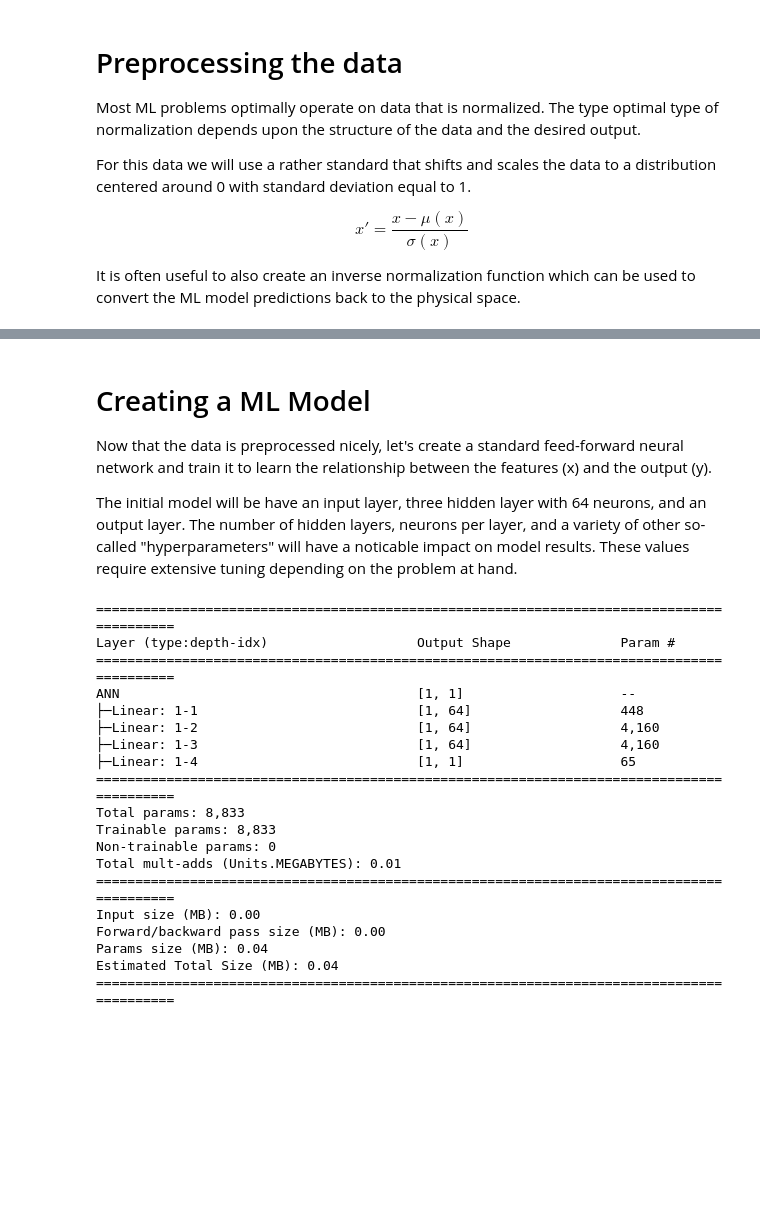
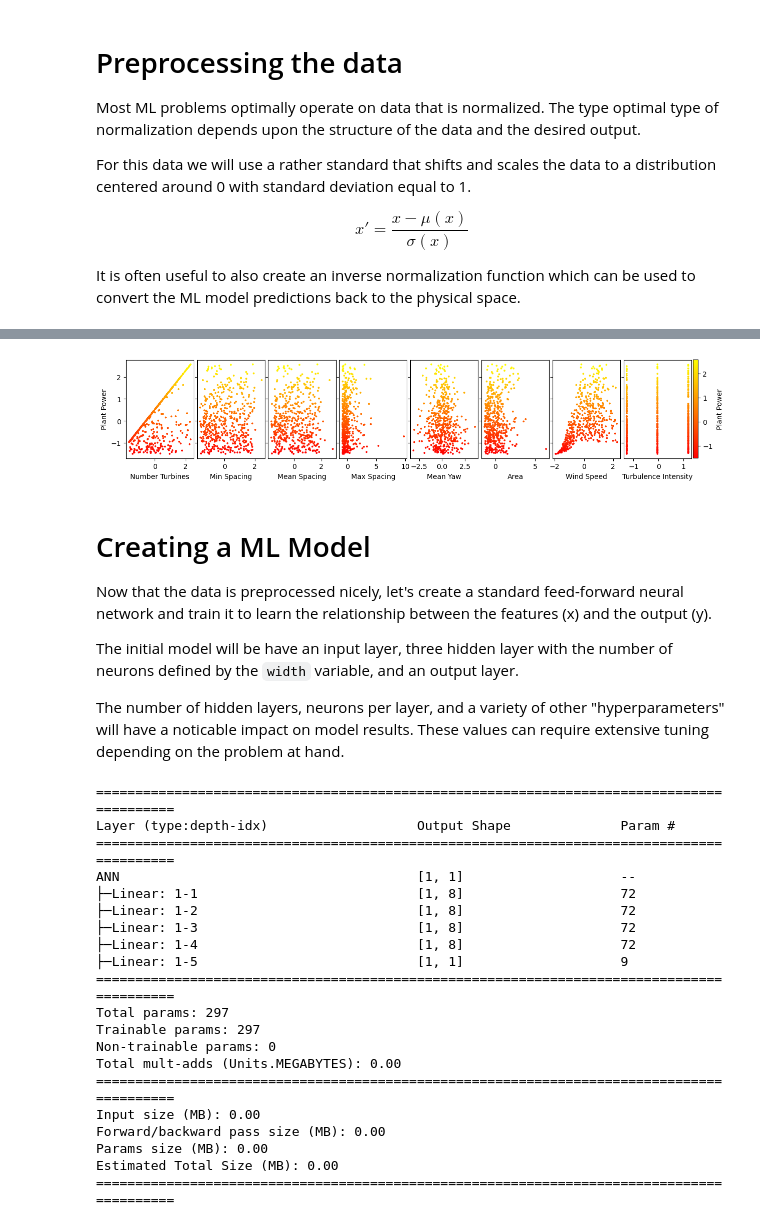
Before and after one commit to NREL/AI, a Jupyter notebook: supervised/regression/artificial_neural_network_scientific_data.ipynb, the cells around one changed output, grey strips where cells are left out. Cells and saved outputs as stored; diff of their text form; code cells hidden in the pictures; blank space fills up the shorter version.

```diff
--- a/supervised/regression/artificial_neural_network_scientific_data.ipynb
+++ b/supervised/regression/artificial_neural_network_scientific_data.ipynb
@@ -74,0 +83,15 @@ y.shape:(14951, 1)
+# %%
+fig, ax = plt.subplots(1, 8, figsize=(12, 2.), sharey='row')
+sm = plt.cm.ScalarMappable(cmap='autumn', norm=mpl.colors.Normalize(vmin=y_norm.min(), vmax=y_norm.max()))
+for i, input in enumerate(input_names):
+    ax[i].scatter(x_norm[:, i], y_norm, s=3, color=sm.to_rgba(y_norm))
+    ax[i].set_xlabel(input)
+ax[0].set_ylabel(output_names[0])
+cax = plt.axes([0.78, 0.013, 0.25, 0.98])
+cax.axis('off')
+cbar = fig.colorbar(sm, ax=cax,)
+# cbar.ax.tick_params(labelsize=11)
+cbar.ax.set_ylabel(output_names[0], rotation=90, labelpad=5)
+fig.subplots_adjust(left=0.05, right=0.99, wspace=0.05, bottom=0.01, top=0.99)
+# %% [output]
+[figure, added]
@@ -76,7 +113,9 @@ y.shape:(14951, 1)
 # Creating a ML Model
 Now that the data is preprocessed nicely, let's create a standard feed-forward neural network and train it to learn the relationship between the features (x) and the output (y).
 
-The initial model will be have an input layer, three hidden layer with 64 neurons, and an output layer. The number of hidden layers, neurons per layer, and a variety of other so-called "hyperparameters" will have a noticable impact on model results. These values require extensive tuning depending on the problem at hand.
+The initial model will be have an input layer, three hidden layer with the number of neurons defined by the `width` variable, and an output layer.
+
+The number of hidden layers, neurons per layer, and a variety of other "hyperparameters" will have a noticable impact on model results. These values can require extensive tuning depending on the problem at hand.
 # %%
 # Import PyTorch and related modules
 import torch
@@ -97,6 +136,7 @@ class ANN(nn.Module):
         # Bulk layers
         self.bulk1 = nn.Linear(self.width, self.width)
         self.bulk2 = nn.Linear(self.width, self.width)
+        self.bulk3 = nn.Linear(self.width, self.width)
         # Output layer with one feature
         self.output_layer = nn.Linear(self.width, 1)
 
@@ -111,34 +151,41 @@ class ANN(nn.Module):
         x = F.relu(x)
         x = self.bulk2(x)
         x = F.relu(x)
+        x = self.bulk3(x)
+        x = F.relu(x)
 
         x = self.output_layer(x)
         return x
 
 
-model = ANN(num_feat=n_feats, width=64)
+# Set some model parameters
+width = 8
+learning_rate = 1e-3
+
+model = ANN(num_feat=n_feats, width=width)
 print(summary(model, input_size=(1, n_feats)))
 
 # Define the loss function and optimizer for training
 criterion = nn.MSELoss(reduction="sum")
-optimizer = optim.Adam(model.parameters(), lr=1e-3)
+optimizer = optim.Adam(model.parameters(), lr=learning_rate)
 # %% [output]
 ==========================================================================================
 Layer (type:depth-idx)                   Output Shape              Param #
 ==========================================================================================
 ANN                                      [1, 1]                    --
-├─Linear: 1-1                            [1, 64]                   448
-├─Linear: 1-2                            [1, 64]                   4,160
-├─Linear: 1-3                            [1, 64]                   4,160
-├─Linear: 1-4                            [1, 1]                    65
+├─Linear: 1-1                            [1, 8]                    72
+├─Linear: 1-2                            [1, 8]                    72
+├─Linear: 1-3                            [1, 8]                    72
+├─Linear: 1-4                            [1, 8]                    72
+├─Linear: 1-5                            [1, 1]                    9
 ==========================================================================================
-Total params: 8,833
-Trainable params: 8,833
+Total params: 297
+Trainable params: 297
 Non-trainable params: 0
-Total mult-adds (Units.MEGABYTES): 0.01
+Total mult-adds (Units.MEGABYTES): 0.00
 ==========================================================================================
 Input size (MB): 0.00
 Forward/backward pass size (MB): 0.00
-Params size (MB): 0.04
-Estimated Total Size (MB): 0.04
+Params size (MB): 0.00
+Estimated Total Size (MB): 0.00
 ==========================================================================================
```
Also changed, not shown: parts of 13 cells of this notebook, 3 other files.
